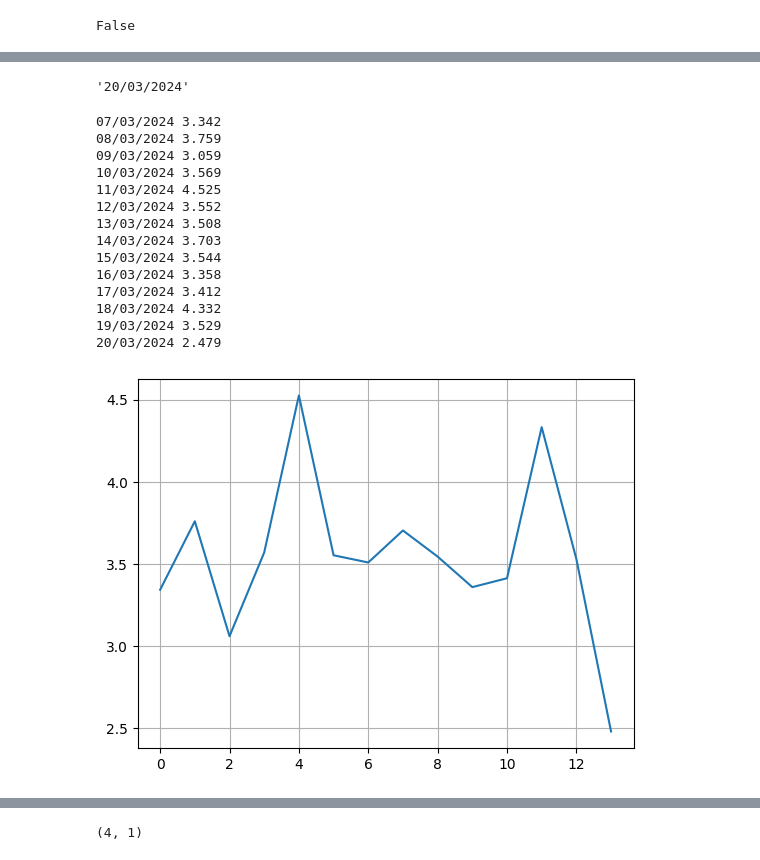
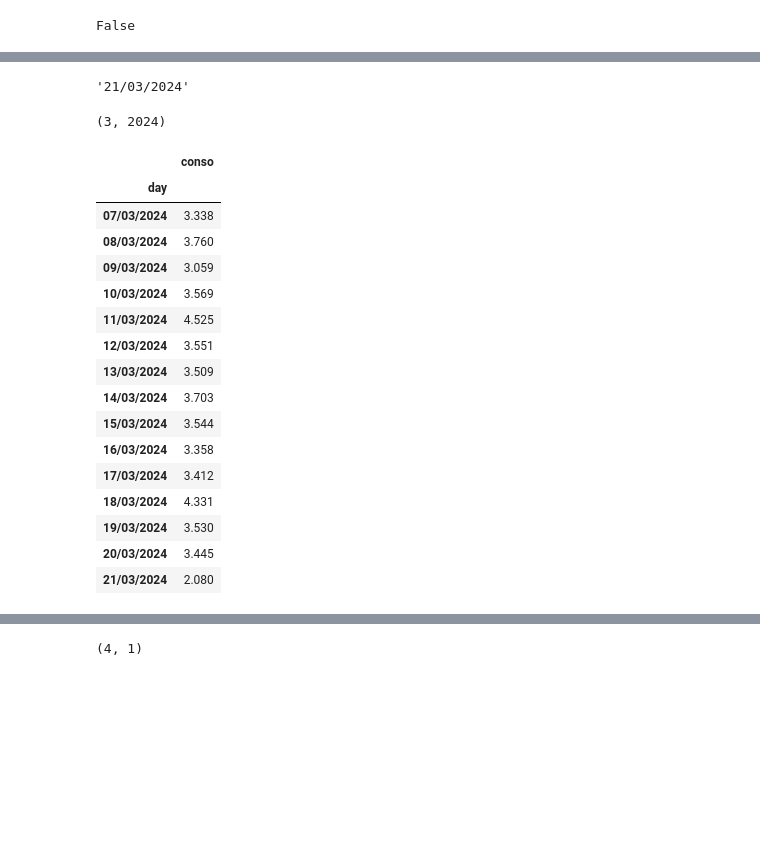
Before and after one commit to jdavid54/jupyter_notebooks, a Jupyter notebook: conso_kwh.ipynb, the cells around one changed output, grey strips where cells are left out. Saved outputs shown, nothing was run; the diff lists cells and outputs as text; code cells hidden in the pictures; blank space fills up the shorter version.

```diff
--- a/conso_kwh.ipynb
+++ b/conso_kwh.ipynb
@@ -210,7 +210,13 @@ conso_data.head(1),conso_data.tail(1)
 # %%
 # tranche journalière
 now = datetime.now()
+month = now.month
+year = now.year
 day = now.strftime('%d/%m/%Y')    #str(now.month)+'-'+str(now.day)
 day
 # %% [output]
-'20/03/2024'
+'21/03/2024'
+# %%
+month, year
+# %% [output]
+(3, 2024)
@@ -217,30 +228,31 @@ day
 # %%
-def conso_by_day(day):
-    conso_day = conso_data[conso_data['days']==day]
-    conso_jour = len(conso_day)/1000
-    return conso_jour
 conso_graph=[]
 for d in range(7,now.day+1):
-    if d<10:pref='0'
-    else:pref=''
-    day = pref+str(d)+'/03/2024'
-    conso_graph.append(conso_by_day(day))
-    print(day,conso_by_day(day))
-plt.plot(conso_graph)
-plt.grid()
+    if d<10:prefd='0'
+    else:prefd=''
+    if month<10:prefm='0'
+    else:prefm=''
+    day = f'{prefd}{d}/{prefm}{month}/{year}'
+    conso_graph.append((day,conso_by_day(day)))
+    #print(day,conso_by_day(day))
+conso_df = pd.DataFrame(conso_graph, columns=('day','conso'))
+conso_df.set_index('day',inplace=True)
+conso_df
 # %% [output]
-07/03/2024 3.342
-08/03/2024 3.759
-09/03/2024 3.059
-10/03/2024 3.569
-11/03/2024 4.525
-12/03/2024 3.552
-13/03/2024 3.508
-14/03/2024 3.703
-15/03/2024 3.544
-16/03/2024 3.358
-17/03/2024 3.412
-18/03/2024 4.332
-19/03/2024 3.529
-20/03/2024 2.479
-[figure, removed]
+|  | conso |
+| day |  |
+| 07/03/2024 | 3.338 |
+| 08/03/2024 | 3.760 |
+| 09/03/2024 | 3.059 |
+| 10/03/2024 | 3.569 |
+| 11/03/2024 | 4.525 |
+| 12/03/2024 | 3.551 |
+| 13/03/2024 | 3.509 |
+| 14/03/2024 | 3.703 |
+| 15/03/2024 | 3.544 |
+| 16/03/2024 | 3.358 |
+| 17/03/2024 | 3.412 |
+| 18/03/2024 | 4.331 |
+| 19/03/2024 | 3.530 |
+| 20/03/2024 | 3.445 |
+| 21/03/2024 | 2.080 |
```
Also changed, not shown: parts of 40 cells of this notebook, 3 other files.
